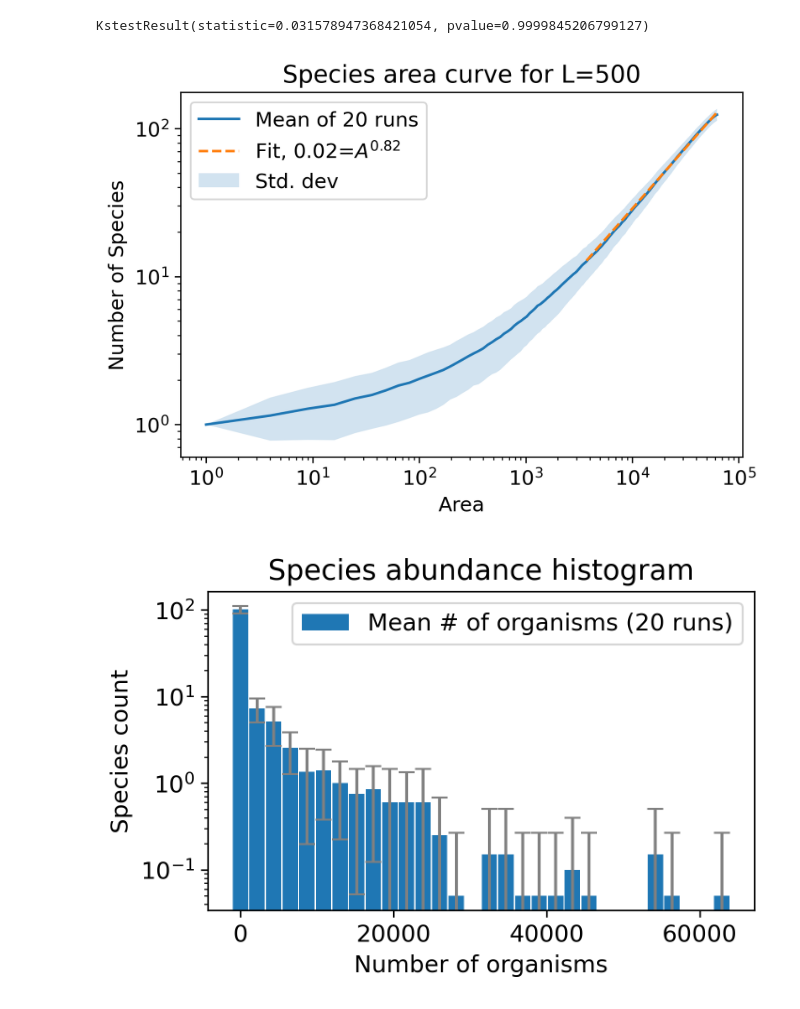
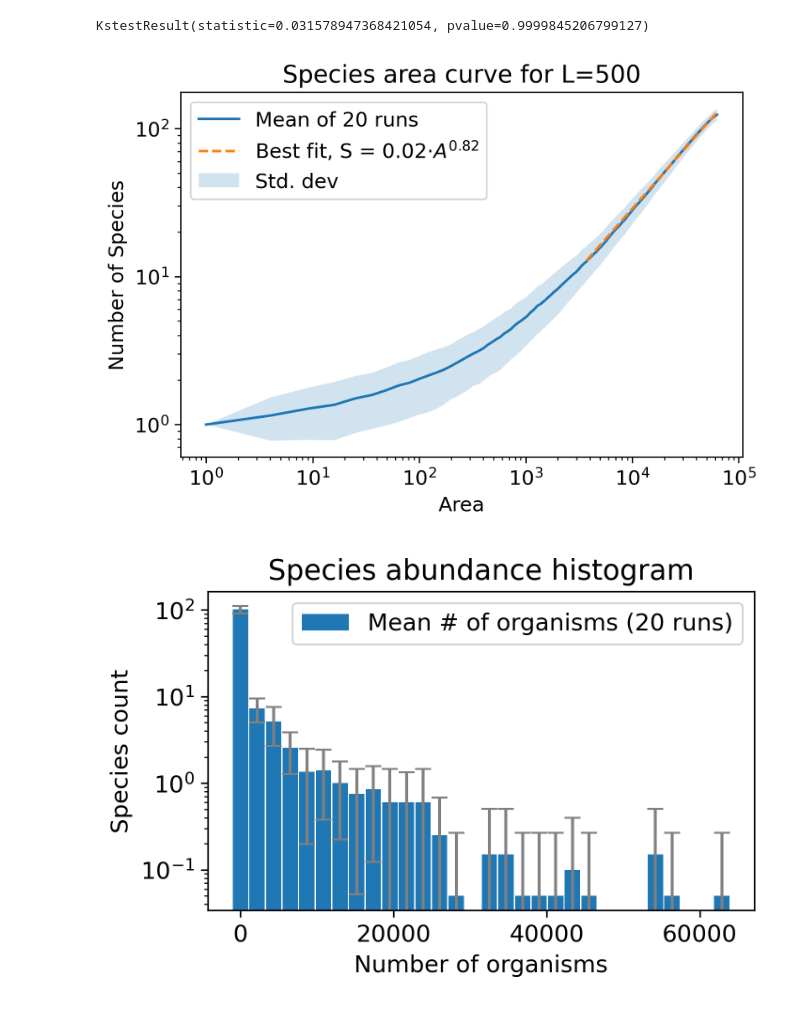
Before and after one commit to jonasargelo/Complex-systems-sim, a Jupyter notebook: Presentation plots nearest neighbor.ipynb, the cells around one changed output. Saved outputs shown, nothing was run; the diff lists cells and outputs as text; code cells hidden in the pictures.

Commit message:
Presentation plots nearest neighbors done

```diff
--- a/Presentation plots nearest neighbor.ipynb
+++ b/Presentation plots nearest neighbor.ipynb
@@ -77,20 +77,20 @@ KstestResult(statistic=0.031578947368421054, pvalue=0.9999845206799127)
 # %%
 # Plot species area curve with fit
 plt.loglog(areas, spec_mean, label='Mean of 20 runs')
 plt.loglog([areas[start], areas[-1]],
            fit_c*np.array([areas[start], areas[-1]])**fit_z,
            linestyle='dashed',
            color='C1',
-           label=rf'Fit, {round(fit_c, 2)}=$A^{{{round(fit_z, 2)}}}$')
+           label=rf'Best fit, S = {round(fit_c, 2)}$\cdot A^{{{round(fit_z, 2)}}}$')
 
 plt.fill_between(areas, spec_mean-spec_std_dev, spec_mean+spec_std_dev, alpha=0.2, label='Std. dev')
 plt.ylabel('Number of Species')
 plt.xlabel('Area')
 plt.title(f'Species area curve for L={L}')
 plt.legend()
 plt.show()
 # %% [output]
-[figure, old version]
+[figure, new version]
 # %%
 # Plot histogram of species abundance
 plt.figure(figsize=(5, 3))
```
